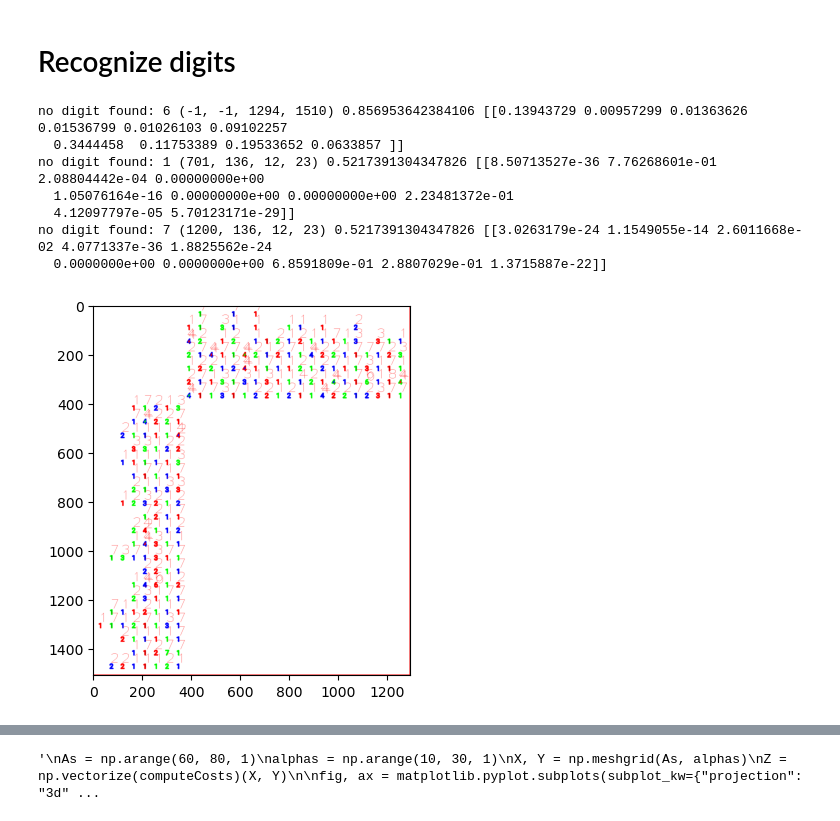
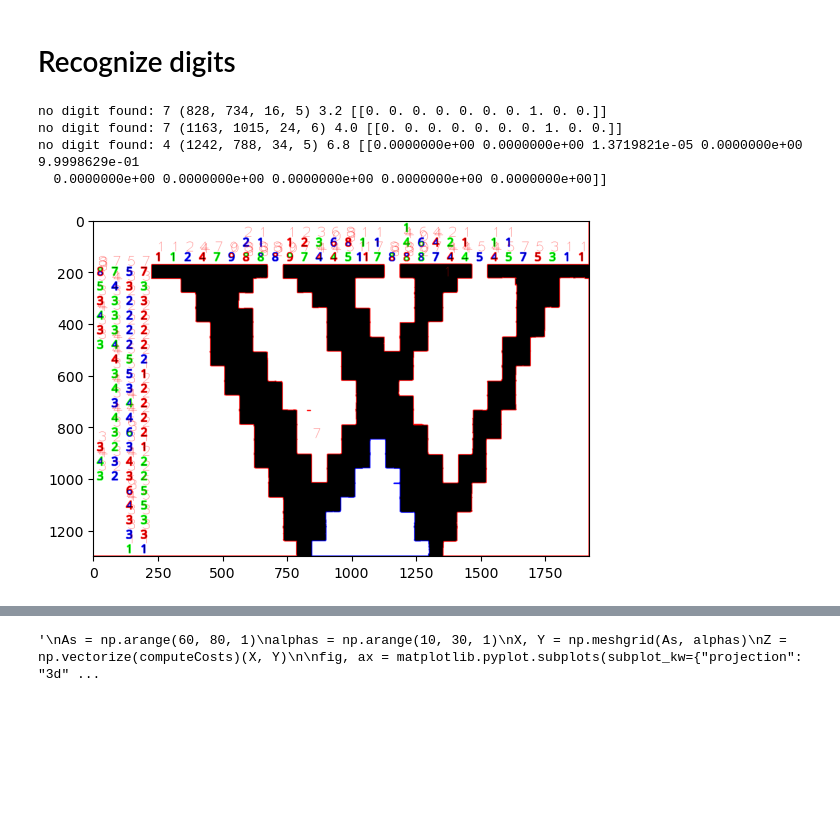
Before and after one commit to igloo81/nonogram, a Jupyter notebook: NonoGram start.ipynb, the cells around one changed output, grey strips where cells are left out. Drawn from its saved outputs; the diff is of its cells as text; code cells hidden in the pictures; blank space fills up the shorter version.

```diff
--- a/NonoGram start.ipynb
+++ b/NonoGram start.ipynb
@@ -26,10 +28,10 @@ The autoreload extension is already loaded. To reload it, use:
 # %%
 #image = cv2.imread('E:/Work/NonoGram/Data/sample.png')
 #image = cv2.imread('E:/Work/NonoGram/Data/puzzle.jpg')
-#image = cv2.imread('E:/Work/NonoGram/Data/wikipedia.png')
+image = cv2.imread('E:/Work/NonoGram/Data/wikipedia.png')
 #image = cv2.imread('E:/Work/NonoGram/Data/sample3.png')
 #image = cv2.imread('E:/Work/NonoGram/Data/sample4.png')  # issues with ones recongized as 7s & other misfires
-image = cv2.imread('E:/Work/NonoGram/Data/sample5.png') # issues with ones recongized as 7s
+#image = cv2.imread('E:/Work/NonoGram/Data/sample5.png') # issues with ones recongized as 7s
 # %%
 import removeLines
 image_without_lines = removeLines.remove_lines(image)
@@ -241,43 +243,40 @@ def recognize_digits(image_contours, image_digits):
     found_contours = []
     image_output = cv2.cvtColor(image_digits, cv2.COLOR_GRAY2BGR)
 
     # Preprocess the image (resize, grayscale, thresholding, etc.)
     contours, _ = cv2.findContours(image_contours.copy(), cv2.RETR_LIST, cv2.CHAIN_APPROX_NONE )
     paint_contours(image_output, contours)
 
     for (contour, bounding) in sorted([(contour, cv2.boundingRect(contour))for contour in contours], key=lambda tuple: tuple[1]):
         digit_image, bounding_rect = extract_digit_image_from_contour(image_digits, contour)
         x, y, w, h = bounding_rect
 
         if (digit_image.size != 0):   # todo add notification we skip because None..
             digit_image = prepare_digit_image_for_recognition(digit_image)
             (predicted_digit, probabilities) = recognize_digit_from_image(digitRecognizer, digit_image)
             predictedProbability = probabilities[0][predicted_digit]
 
             area = cv2.contourArea(contour)
             aspectRatio = w / h
 
             if (predictedProbability > .8 and aspectRatio > .15 and aspectRatio < 1.5):# and area < 200):  # magic numbers!
                 font = cv2.FONT_HERSHEY_PLAIN
                 cv2.putText(image_output, str(predicted_digit), (x, y), font, 4, (255, 0, 0))
-                found_contours.append((bounding_rect, predicted_digit, digit_image))
+                found_contours.append(determineTable.NonogramContour(contour, bounding_rect, predicted_digit, digit_image))
             else:
                 print(f"no digit found: {predicted_digit} {bounding_rect} {aspectRatio} {probabilities}")
-                found_contours.append((bounding_rect, None, digit_image))
+                found_contours.append(determineTable.NonogramContour(contour, bounding_rect, None, digit_image))
 
     pyplot.imshow(image_output, cmap="gray")
     return found_contours
 
 found_contours = recognize_digits(image_contours, image_digits)
 # %% [output]
-no digit found: 6 (-1, -1, 1294, 1510) 0.856953642384106 [[0.13943729 0.00957299 0.01363626 0.01536799 0.01026103 0.09102257
-  0.3444458  0.11753389 0.19533652 0.0633857 ]]
-no digit found: 1 (701, 136, 12, 23) 0.5217391304347826 [[8.50713527e-36 7.76268601e-01 2.08804442e-04 0.00000000e+00
-  1.05076164e-16 0.00000000e+00 0.00000000e+00 2.23481372e-01
-  4.12097797e-05 5.70123171e-29]]
-no digit found: 7 (1200, 136, 12, 23) 0.5217391304347826 [[3.0263179e-24 1.1549055e-14 2.6011668e-02 4.0771337e-36 1.8825562e-24
-  0.0000000e+00 0.0000000e+00 6.8591809e-01 2.8807029e-01 1.3715887e-22]]
+no digit found: 7 (828, 734, 16, 5) 3.2 [[0. 0. 0. 0. 0. 0. 0. 1. 0. 0.]]
+no digit found: 7 (1163, 1015, 24, 6) 4.0 [[0. 0. 0. 0. 0. 0. 0. 1. 0. 0.]]
+no digit found: 4 (1242, 788, 34, 5) 6.8 [[0.0000000e+00 0.0000000e+00 1.3719821e-05 0.0000000e+00 9.9998629e-01
+  0.0000000e+00 0.0000000e+00 0.0000000e+00 0.0000000e+00 0.0000000e+00]]
-[figure, old version]
+[figure, new version]
 # %%
 def removeOverlappingDigits(found_contours):
     result = []
```
Also changed, not shown: parts of 9 cells of this notebook, 1 other file.
